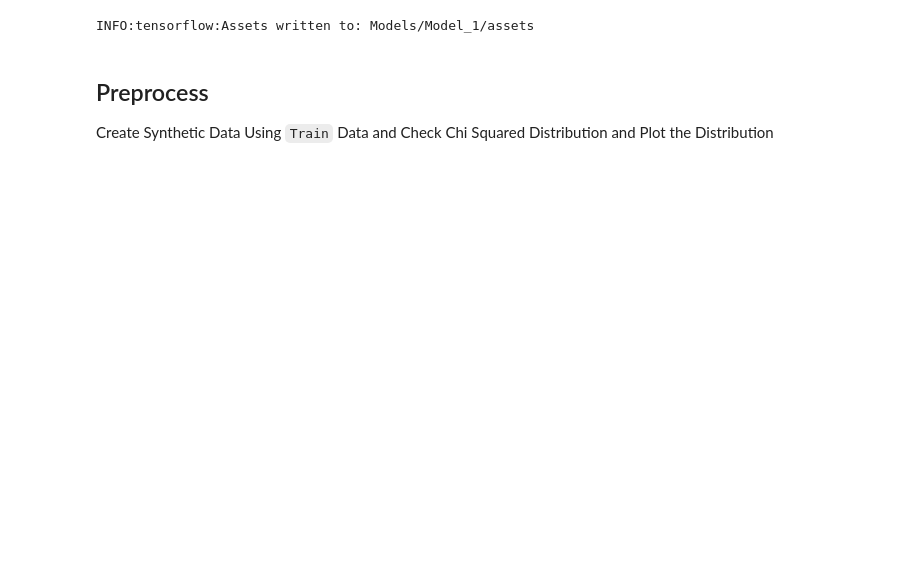
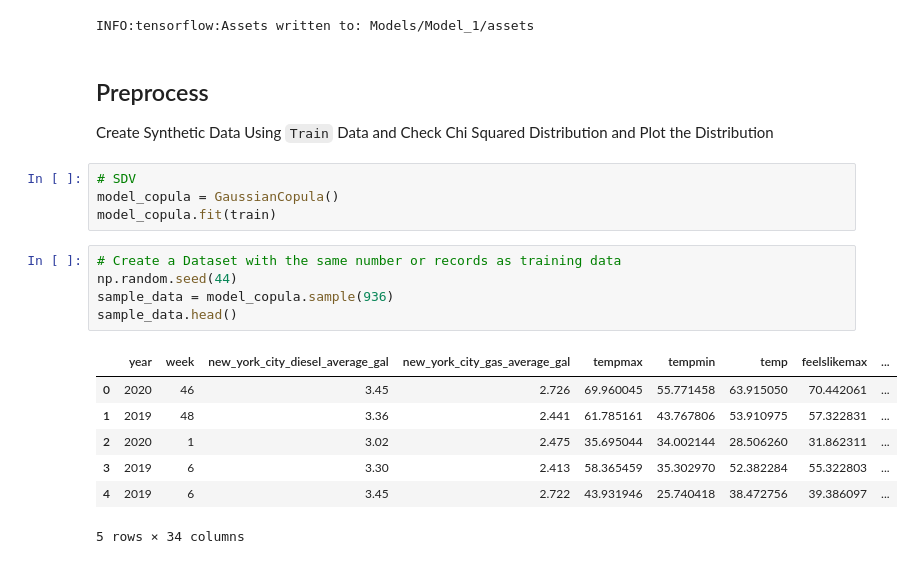
Before and after one commit to vbgupta/Transfer-Learning-Address-Sustainability-Issues, a Jupyter notebook: models/src/modeling/build/Multiple-Models.ipynb, the cells around one changed output. Cells and saved outputs as stored; diff of their text form; blank space fills up the shorter version.

```diff
--- a/models/src/modeling/build/Multiple-Models.ipynb
+++ b/models/src/modeling/build/Multiple-Models.ipynb
@@ -205,3 +218,20 @@ INFO:tensorflow:Assets written to: Models/Model_1/assets
 # %% [markdown]
 ## Preprocess
 Create Synthetic Data Using `Train` Data and Check Chi Squared Distribution and Plot the Distribution
+# %%
+# SDV
+model_copula = GaussianCopula()
+model_copula.fit(train)
+# %%
+# Create a Dataset with the same number or records as training data
+np.random.seed(44)
+sample_data = model_copula.sample(936)
+sample_data.head()
+# %% [output]
+|  | year | week | new_york_city_diesel_average_gal | new_york_city_gas_average_gal | tempmax | tempmin | temp | feelslikemax | ... |
+| 0 | 2020 | 46 | 3.45 | 2.726 | 69.960045 | 55.771458 | 63.915050 | 70.442061 | ... |
+| 1 | 2019 | 48 | 3.36 | 2.441 | 61.785161 | 43.767806 | 53.910975 | 57.322831 | ... |
+| 2 | 2020 | 1 | 3.02 | 2.475 | 35.695044 | 34.002144 | 28.506260 | 31.862311 | ... |
+| 3 | 2019 | 6 | 3.30 | 2.413 | 58.365459 | 35.302970 | 52.382284 | 55.322803 | ... |
+| 4 | 2019 | 6 | 3.45 | 2.722 | 43.931946 | 25.740418 | 38.472756 | 39.386097 | ... |
+5 rows × 34 columns
```
Also changed, not shown: parts of 22 cells of this notebook, 6 other files.
